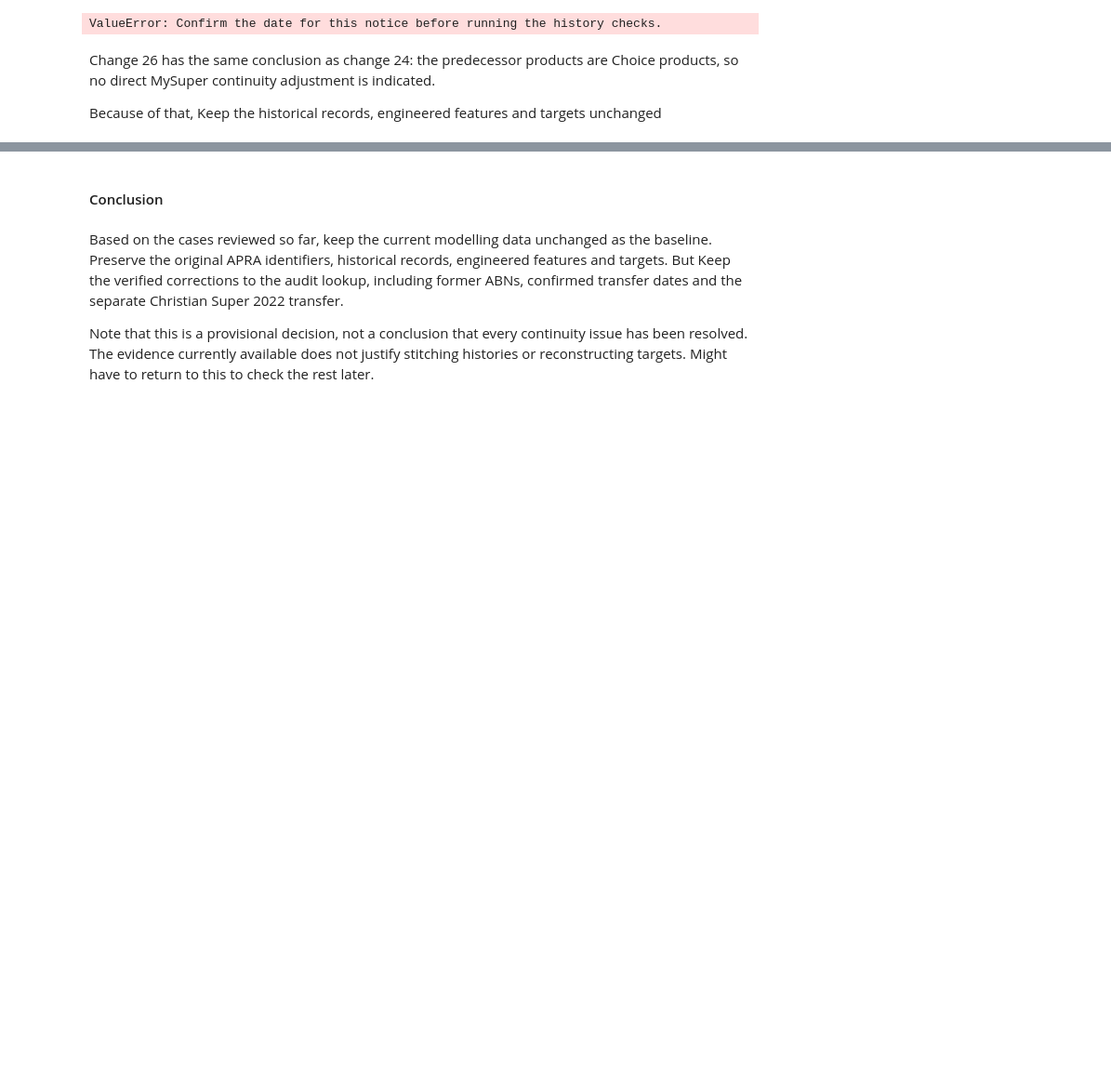
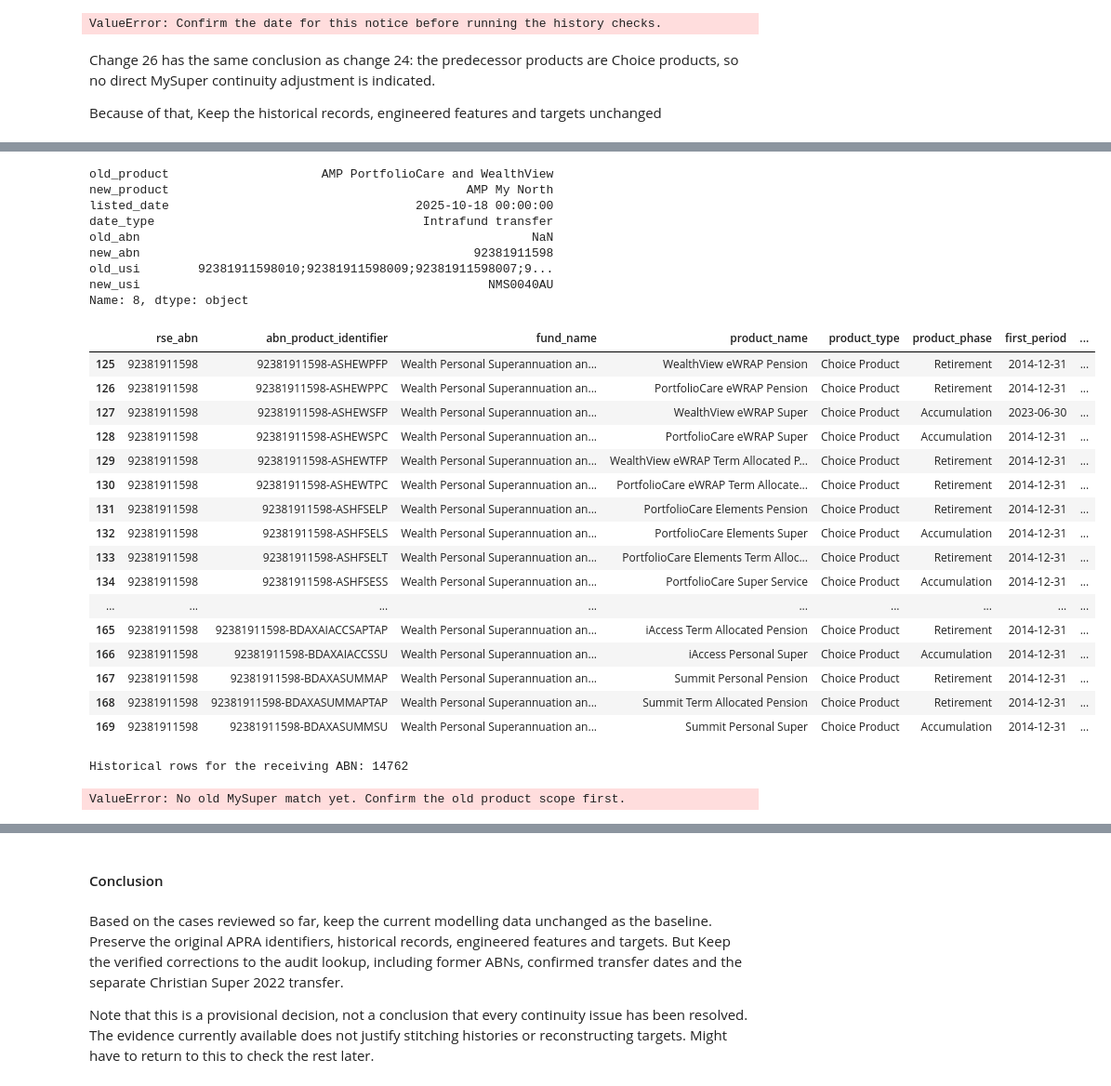
Before and after one commit to terra9/superannuation-performance-early-warning, a Jupyter notebook: notebooks/apra_data_audit.ipynb, the cells around one changed output, grey strips where cells are left out. Shown at 93% size. Drawn from its saved outputs; the diff is of its cells as text; code cells hidden in the pictures; blank space fills up the shorter version.

Commit message:
Updated apra_data_audit.ipynb: Continued funds merger, closing, change analysis in the dataset. Analysed AMP intrafund transfer in 2025. Concluding that the dataset should not be changed.

```diff
--- a/notebooks/apra_data_audit.ipynb
+++ b/notebooks/apra_data_audit.ipynb
@@ -11690,0 +11725,66 @@ Because of that, Keep the historical records, engineered features and targets un
+# %%
+# STEP 3A: Choose one lookup row and inspect its possible APRA products.
+selected_product_ids = []  # Clear a previous selection if this check stops.
+selected_change_id = 9
+selected_change = fund_changes.loc[fund_changes["change_id"].eq(selected_change_id)].iloc[0]
+selected_products = fund_change_matches.loc[fund_change_matches["change_id"].eq(selected_change_id)].copy()
+display(selected_change[["old_product", "new_product", "listed_date", "date_type", "old_abn", "new_abn", "old_usi", "new_usi"]])
+display(selected_products)
+
+# Show whether each supplied fund ABN exists in the full historical table.
+if pd.notna(selected_change["old_abn"]):
+    print("Historical rows for the old ABN:", hist_model_base["rse_abn"].astype(str).eq(selected_change["old_abn"]).sum())
+if pd.notna(selected_change["new_abn"]):
+    print("Historical rows for the receiving ABN:", hist_model_base["rse_abn"].astype(str).eq(selected_change["new_abn"]).sum())
+
+# Stop if the selected notice is outside the data or has no exact date.
+if pd.isna(selected_change["listed_date"]):
+    raise ValueError("Confirm the date for this notice before running the history checks.")
+if selected_change["after_data_cutoff"]:
+    raise ValueError("This change is after the APRA cutoff. Select an earlier change.")
+
+# Require a MySuper candidate on the old side before inspecting a successor.
+# A new fund offering MySuper is not enough to make the old change relevant.
+if not (
+    selected_products["side"].eq("old")
+    & selected_products["product_type"].eq("MySuper Product")
+).any():
+    raise ValueError("No old MySuper match yet. Confirm the old product scope first.")
+
+# Keep possible MySuper products. For a broad match, enter reviewed IDs manually.
+selected_product_ids = selected_products.loc[
+    selected_products["product_type"].eq("MySuper Product"), "abn_product_identifier"
+].drop_duplicates().tolist()
+# Optional: replace the candidate list with the specific product IDs you verified.
+# selected_product_ids = ["paste a verified APRA product identifier here"]
+if not selected_product_ids:
+    raise ValueError("No MySuper candidate was found. Review the matches or choose another change.")
+# %% [output]
+old_product                     AMP PortfolioCare and WealthView
+new_product                                         AMP My North
+listed_date                                  2025-10-18 00:00:00
+date_type                                     Intrafund transfer
+old_abn                                                      NaN
+new_abn                                              92381911598
+old_usi        92381911598010;92381911598009;92381911598007;9...
+new_usi                                                NMS0040AU
+Name: 8, dtype: object
+|  | rse_abn | abn_product_identifier | fund_name | product_name | product_type | product_phase | first_period | ... |
+| 125 | 92381911598 | 92381911598-ASHEWPFP | Wealth Personal Superannuation an... | WealthView eWRAP Pension | Choice Product | Retirement | 2014-12-31 | ... |
+| 126 | 92381911598 | 92381911598-ASHEWPPC | Wealth Personal Superannuation an... | PortfolioCare eWRAP Pension | Choice Product | Retirement | 2014-12-31 | ... |
+| 127 | 92381911598 | 92381911598-ASHEWSFP | Wealth Personal Superannuation an... | WealthView eWRAP Super | Choice Product | Accumulation | 2023-06-30 | ... |
+| 128 | 92381911598 | 92381911598-ASHEWSPC | Wealth Personal Superannuation an... | PortfolioCare eWRAP Super | Choice Product | Accumulation | 2014-12-31 | ... |
+| 129 | 92381911598 | 92381911598-ASHEWTFP | Wealth Personal Superannuation an... | WealthView eWRAP Term Allocated P... | Choice Product | Retirement | 2014-12-31 | ... |
+| 130 | 92381911598 | 92381911598-ASHEWTPC | Wealth Personal Superannuation an... | PortfolioCare eWRAP Term Allocate... | Choice Product | Retirement | 2014-12-31 | ... |
+| 131 | 92381911598 | 92381911598-ASHFSELP | Wealth Personal Superannuation an... | PortfolioCare Elements Pension | Choice Product | Retirement | 2014-12-31 | ... |
+| 132 | 92381911598 | 92381911598-ASHFSELS | Wealth Personal Superannuation an... | PortfolioCare Elements Super | Choice Product | Accumulation | 2014-12-31 | ... |
+| 133 | 92381911598 | 92381911598-ASHFSELT | Wealth Personal Superannuation an... | PortfolioCare Elements Term Alloc... | Choice Product | Retirement | 2014-12-31 | ... |
+| 134 | 92381911598 | 92381911598-ASHFSESS | Wealth Personal Superannuation an... | PortfolioCare Super Service | Choice Product | Accumulation | 2014-12-31 | ... |
+| ... | ... | ... | ... | ... | ... | ... | ... | ... |
+| 165 | 92381911598 | 92381911598-BDAXAIACCSAPTAP | Wealth Personal Superannuation an... | iAccess Term Allocated Pension | Choice Product | Retirement | 2014-12-31 | ... |
+| 166 | 92381911598 | 92381911598-BDAXAIACCSSU | Wealth Personal Superannuation an... | iAccess Personal Super | Choice Product | Accumulation | 2014-12-31 | ... |
+| 167 | 92381911598 | 92381911598-BDAXASUMMAP | Wealth Personal Superannuation an... | Summit Personal Pension | Choice Product | Retirement | 2014-12-31 | ... |
+| 168 | 92381911598 | 92381911598-BDAXASUMMAPTAP | Wealth Personal Superannuation an... | Summit Term Allocated Pension | Choice Product | Retirement | 2014-12-31 | ... |
+| 169 | 92381911598 | 92381911598-BDAXASUMMSU | Wealth Personal Superannuation an... | Summit Personal Super | Choice Product | Accumulation | 2014-12-31 | ... |
+Historical rows for the receiving ABN: 14762
+ValueError: No old MySuper match yet. Confirm the old product scope first.
```
Also changed, not shown: parts of 12 cells of this notebook.
